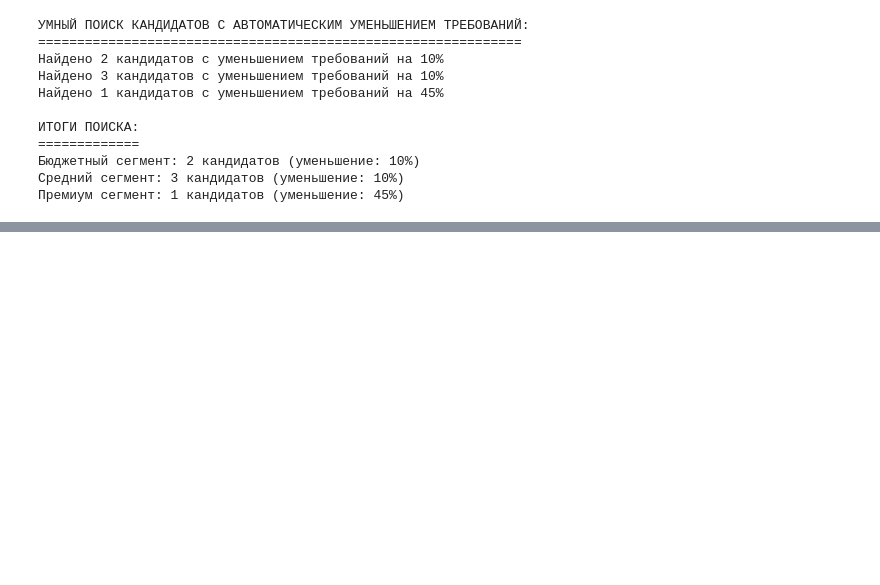
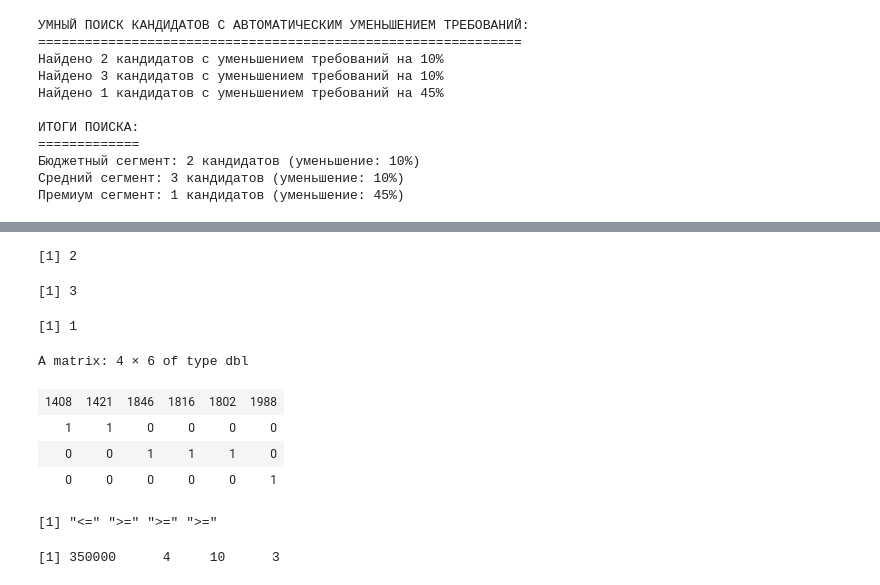
Before and after one commit to DmitryTheSuslov/AHP_KIS, a Jupyter notebook: Lab1.ipynb, the cells around one changed output, grey strips where cells are left out. Cells and saved outputs as stored; diff of their text form; code cells hidden in the pictures; blank space fills up the shorter version.

```diff
--- a/Lab1.ipynb
+++ b/Lab1.ipynb
@@ -696,0 +492,3 @@ cat("Рекомендации по развертыванию облачной
+# %%
+coeffS <- c(budget_options$Price_USD, medium_options$Price_USD, premium_options$Price_USD)
+coeffS
@@ -696,0 +508,41 @@ cat("Рекомендации по развертыванию облачной
+# %%
+n_budget <- nrow(budget_options)
+n_medium <- nrow(medium_options)
+n_premium <- nrow(premium_options)
+
+n_budget
+n_medium
+n_premium
+# %% [output]
+[1] 2
+[1] 3
+[1] 1
+# %%
+const.mat <- matrix(
+  c(
+    coeffS,
+    c(rep(1, n_budget),      rep(0, n_medium), rep(0, n_premium)),
+    c(rep(0, n_budget),      rep(1, n_medium), rep(0, n_premium)),
+    c(rep(0, n_budget),      rep(0, n_medium), rep(1, n_premium))
+  ),
+  nrow = 4,
+  byrow = TRUE
+)
+
+const.mat
+# %% [output]
+A matrix: 4 × 6 of type dbl
+| 1408 | 1421 | 1846 | 1816 | 1802 | 1988 |
+| 1 | 1 | 0 | 0 | 0 | 0 |
+| 0 | 0 | 1 | 1 | 1 | 0 |
+| 0 | 0 | 0 | 0 | 0 | 1 |
+# %%
+const.dir <- c("<=", ">=", ">=", ">=")
+const.dir
+# %% [output]
+[1] "<=" ">=" ">=" ">="
+# %%
+const.rhs <- c(350000, 4, 10, 3)
+const.rhs
+# %% [output]
+[1] 350000      4     10      3
```
Also changed, not shown: parts of 27 cells of this notebook.
